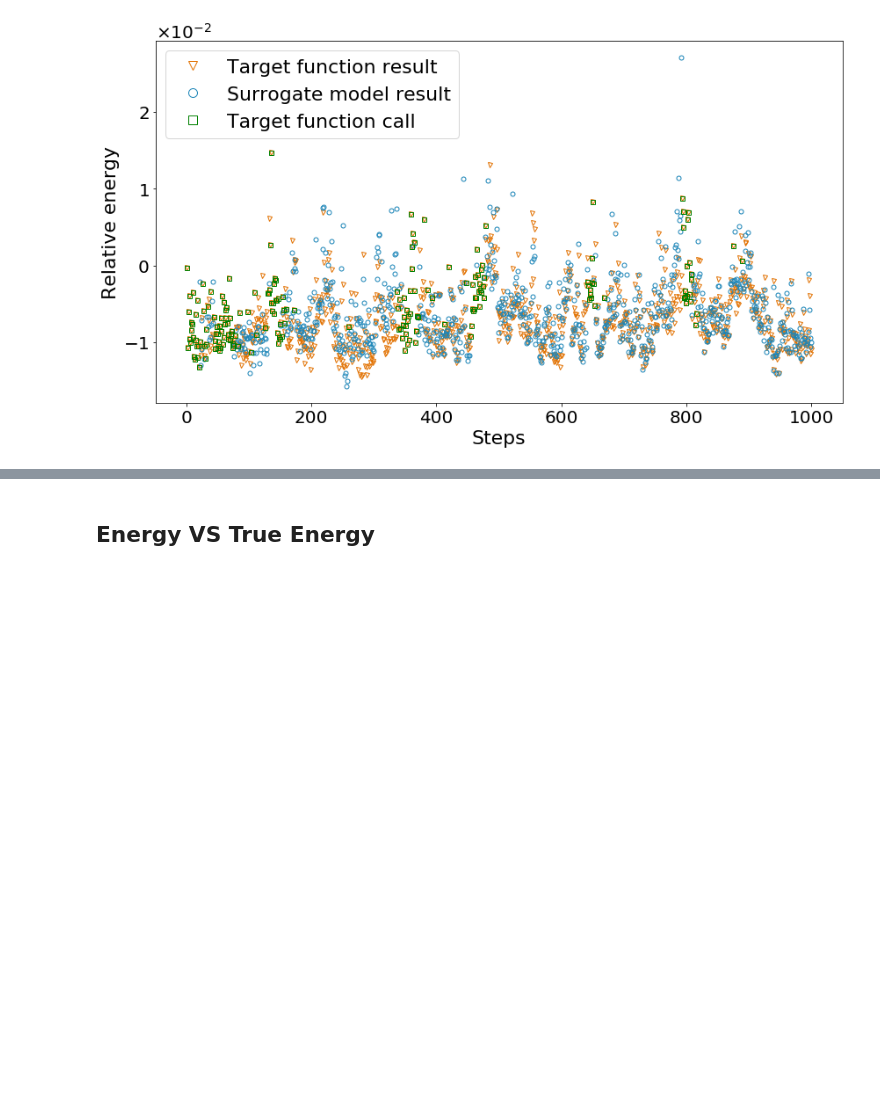
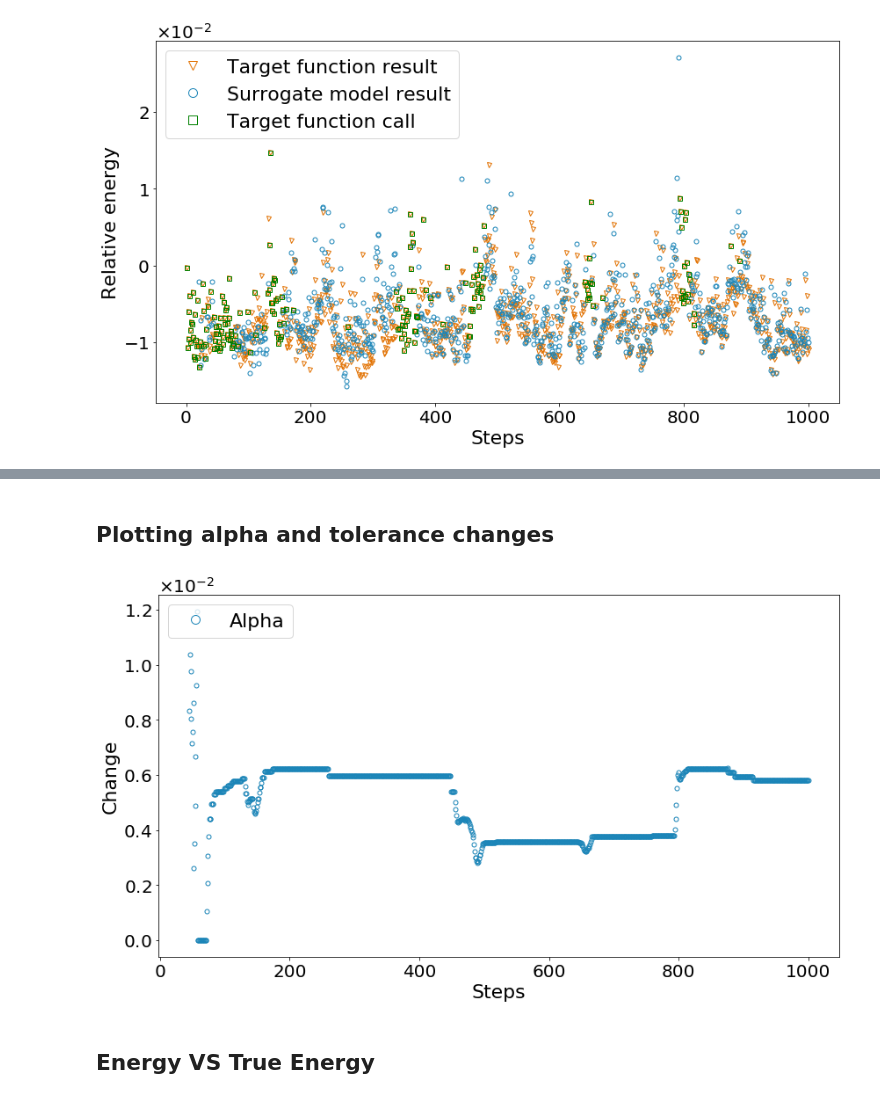
Before and after one commit to YulianaGomez/proxima_analysis, a Jupyter notebook: notebooks/Integrated.ipynb, the cells around one changed output, grey strips where cells are left out. Saved outputs shown, nothing was run; the diff lists cells and outputs as text; code cells hidden in the pictures; blank space fills up the shorter version.

```diff
--- a/notebooks/Integrated.ipynb
+++ b/notebooks/Integrated.ipynb
@@ -509,0 +515,19 @@ generate_energy_graph('other')
+# %%
+## Singular run - testing space
+run_name = 'dyn-ns_lazy111220'
+app = '12Nov20-055405_p_0.003_uq_0.5_T_100_I_1_M_1'
+#"/".join([root_path, run_name,app, "tests_run_data.csv"])
+file = "/".join([root_path, run_name,app, "tests_run_data.csv"])
+results = pd.read_csv(file)
+
+#reading in control data
+f_cc = open(root_path + "/" + run_name + "_T_change" +"/control_uq12Nov20-055405_UQ_0.5_T_100_I_1_M_1.txt","r")
+fcc_results = np.loadtxt(f_cc)
+
+#reading in alpha data
+alpha = open(root_path + '/' + 'alpha_dynlazyns/' + 'alpha_dynlazyns_100K.txt', 'r')
+alpha_results = np.loadtxt(alpha, dtype='object')
+alpha_results = np.where(alpha_results == 'None', np.nan,alpha_results)
+alpha_results = alpha_results.astype(np.float)
+results_100["tolerance"] = fcc_results
+results_100["alpha"] = alpha_results
@@ -510,3 +585,29 @@ generate_energy_graph('other')
+# %% [markdown]
+## Plotting alpha and tolerance changes
+# %%
+fig, ax = plt.subplots(figsize=(FIGWIDTH,7))
+
+"""surrogate_energy_true = results[results['surrogate'] == True]
+surrogate_energy_values = surrogate_energy_true['surrogate_energy']
+new_energy = results[results['surrogate']== False]
+new_energy_val = new_energy['new_energy']
+true_energy = results['true_new_energy']"""
+
+#plt.plot(results['500']['step'], results['500']['tolerance'], 'v', fillstyle='none', color=colors[0], markersize=5, label='Tolerance')
+plt.plot(results['500']['step'], results['500']['alpha'], 'o', fillstyle='none', color=colors[1], markersize=5, label='Alpha')
+
+ax.ticklabel_format(axis='y', style='scientific', scilimits=(0,0), useMathText=True) # useOffset=False)
+#ax.ticklabel_format(axis='y',style='scientific',scilimits=(-3,3))
+plt.xticks(fontsize=MEDIUM)
+plt.yticks(fontsize=MEDIUM)
+ax.yaxis.get_offset_text().set_fontsize(MEDIUM)
+
+plt.ylabel('Change', fontsize=BIG)
+plt.xlabel('Steps', fontsize=BIG)
+plt.legend(loc='upper left', fontsize=BIG, markerscale=2)
+plt.tight_layout()
+# %% [output]
+[figure, added]
 # %% [markdown]
 ## Energy VS True Energy
 # %%
```
Also changed, not shown: parts of 7 cells of this notebook.
